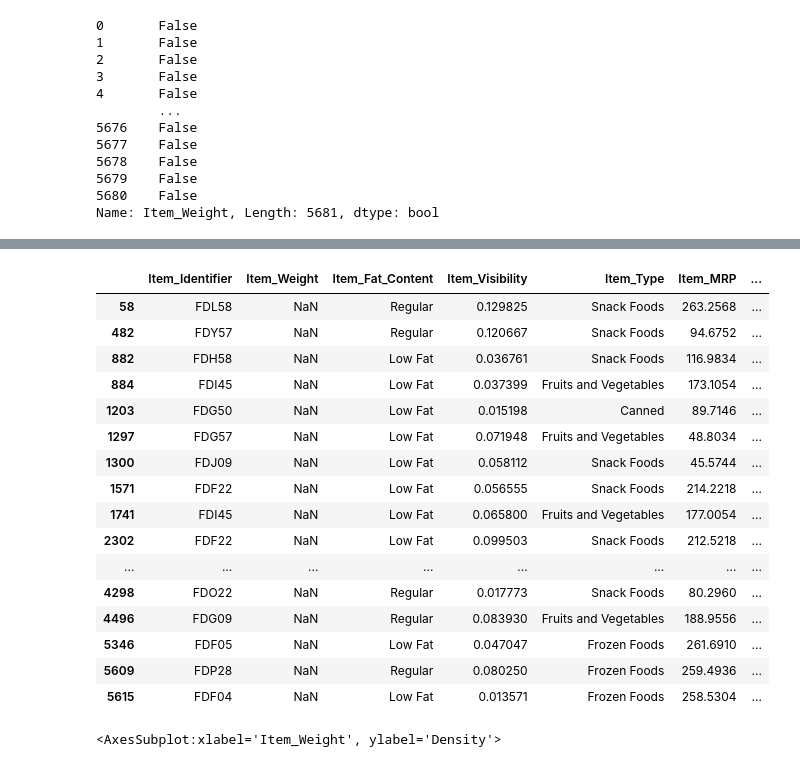
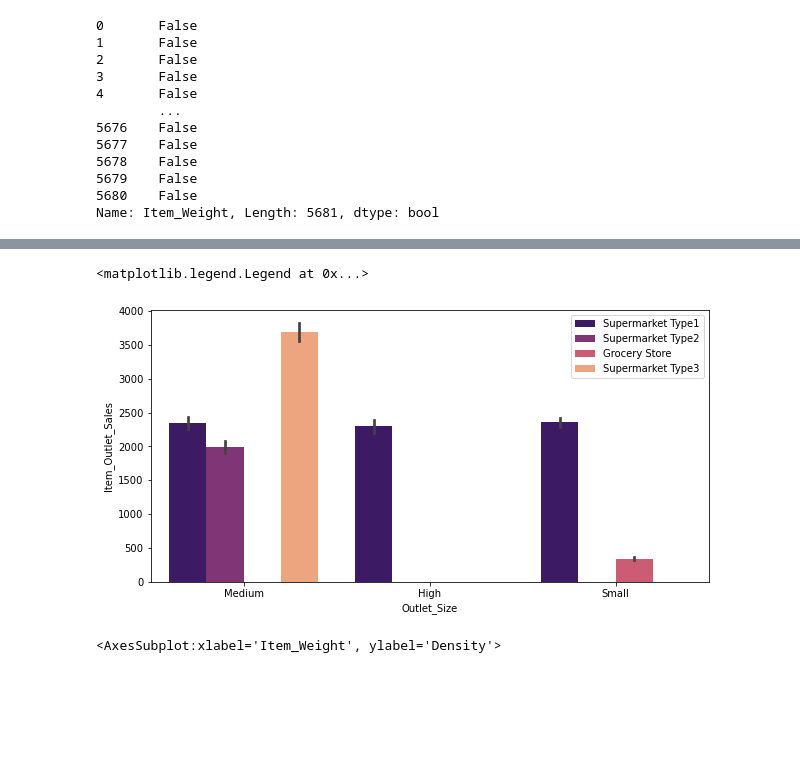
Before and after one commit to suhailfazal/Store-Sales-Prediction, a Jupyter notebook: Store Sales Prediction - for Random forest regressor.ipynb, the cells around one changed output, grey strips where cells are left out. Drawn from its saved outputs; the diff is of its cells as text; code cells hidden in the pictures; blank space fills up the shorter version.

```diff
--- a/Store Sales Prediction - for Random forest regressor.ipynb
+++ b/Store Sales Prediction - for Random forest regressor.ipynb
@@ -535,23 +544,12 @@ Name: Item_Weight, Length: 5681, dtype: bool
+# %%
+plt.figure(figsize=(10,5))
+sns.barplot('Outlet_Size','Item_Outlet_Sales',hue='Outlet_Type',data=train,palette='magma')
+plt.legend()
+# %% [output]
+<matplotlib.legend.Legend at 0x...>
+[figure, added]
 # %%
-test.loc[Test_Item_weight_missing, :]
+missing_data = test.loc[Test_Item_weight_missing, :]
-# %% [output]
-|  | Item_Identifier | Item_Weight | Item_Fat_Content | Item_Visibility | Item_Type | Item_MRP | ... |
-| 58 | FDL58 | NaN | Regular | 0.129825 | Snack Foods | 263.2568 | ... |
-| 482 | FDY57 | NaN | Regular | 0.120667 | Snack Foods | 94.6752 | ... |
-| 882 | FDH58 | NaN | Low Fat | 0.036761 | Snack Foods | 116.9834 | ... |
-| 884 | FDI45 | NaN | Low Fat | 0.037399 | Fruits and Vegetables | 173.1054 | ... |
-| 1203 | FDG50 | NaN | Low Fat | 0.015198 | Canned | 89.7146 | ... |
-| 1297 | FDG57 | NaN | Low Fat | 0.071948 | Fruits and Vegetables | 48.8034 | ... |
-| 1300 | FDJ09 | NaN | Low Fat | 0.058112 | Snack Foods | 45.5744 | ... |
-| 1571 | FDF22 | NaN | Low Fat | 0.056555 | Snack Foods | 214.2218 | ... |
-| 1741 | FDI45 | NaN | Low Fat | 0.065800 | Fruits and Vegetables | 177.0054 | ... |
-| 2302 | FDF22 | NaN | Low Fat | 0.099503 | Snack Foods | 212.5218 | ... |
-| ... | ... | ... | ... | ... | ... | ... | ... |
-| 4298 | FDO22 | NaN | Regular | 0.017773 | Snack Foods | 80.2960 | ... |
-| 4496 | FDG09 | NaN | Regular | 0.083930 | Fruits and Vegetables | 188.9556 | ... |
-| 5346 | FDF05 | NaN | Low Fat | 0.047047 | Frozen Foods | 261.6910 | ... |
-| 5609 | FDP28 | NaN | Regular | 0.080250 | Frozen Foods | 259.4936 | ... |
-| 5615 | FDF04 | NaN | Low Fat | 0.013571 | Frozen Foods | 258.5304 | ... |
 # %%
 sns.distplot(test['Item_Weight'])
 # %% [output]
```
Also changed, not shown: parts of 61 cells of this notebook, 16 other files.
